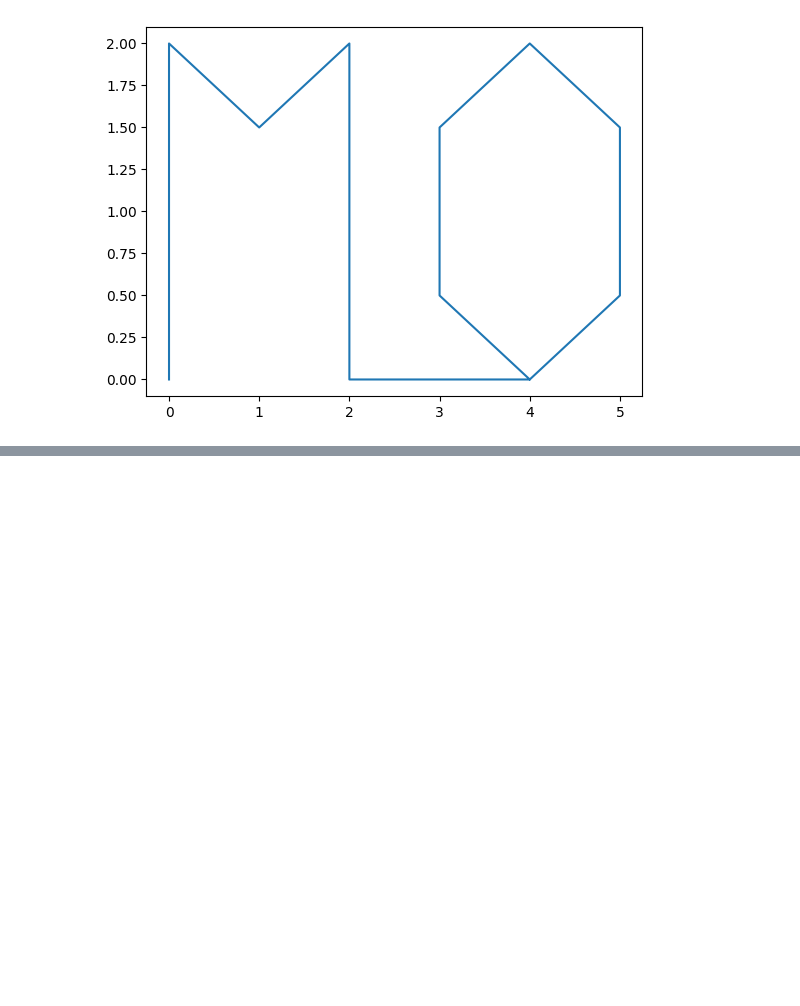
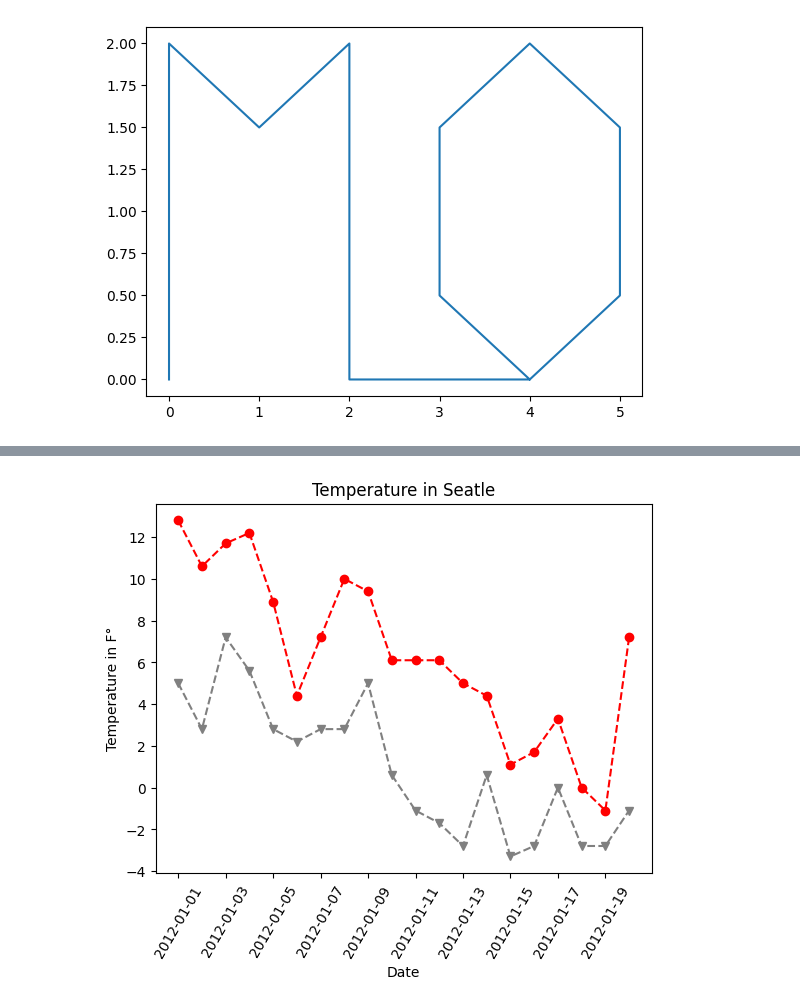
Before and after one commit to ANUVAMAON/KurzDataScienceCZ6, a Jupyter notebook: 06_data_visualisation/01.ipynb, the cells around one changed output, grey strips where cells are left out. Drawn from its saved outputs; the diff is of its cells as text; code cells hidden in the pictures; blank space fills up the shorter version.

```diff
--- a/06_data_visualisation/01.ipynb
+++ b/06_data_visualisation/01.ipynb
@@ -14,0 +35,18 @@ plt.show()
+# %%
+n=20
+fig, ax = plt.subplots()
+ax.plot(weather.index[:n], weather.temp_max[:n], marker="o", linestyle = "--", color="r")
+ax.plot(weather.index[:n], weather.temp_min[:n], marker="v", linestyle = "--", color="gray")
+# ax.set_xlabel("Date")
+# ax.set_ylabel("Temperature in F°")
+# ax.set_label("Temperature in Seatle")
+params = {
+    'title':"Temperature in Seatle",
+    'xlabel': "Date",
+    'ylabel': "Temperature in F°"
+}
+ax.set(**params)
+ax.xaxis.set_tick_params(rotation = 60)
+plt.show()
+# %% [output]
+[figure, added]
```
Also changed, not shown: parts of 41 cells of this notebook, 2 other files.
